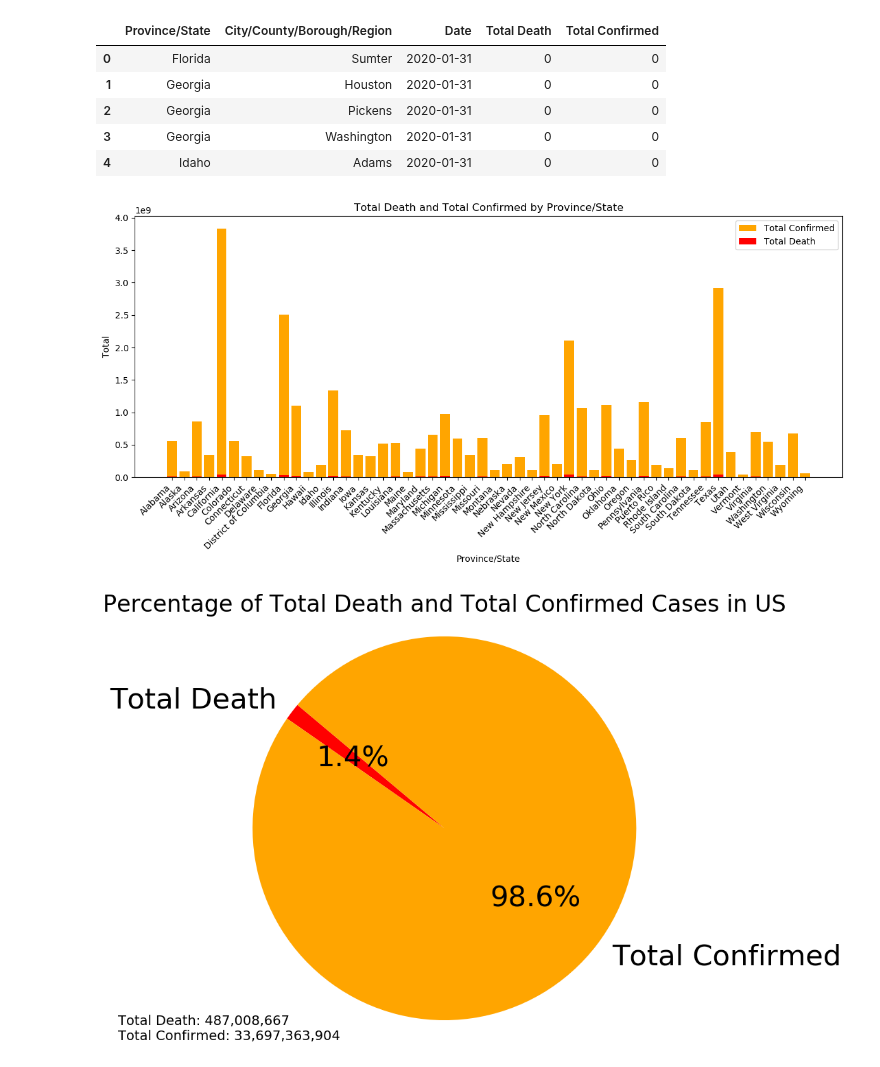
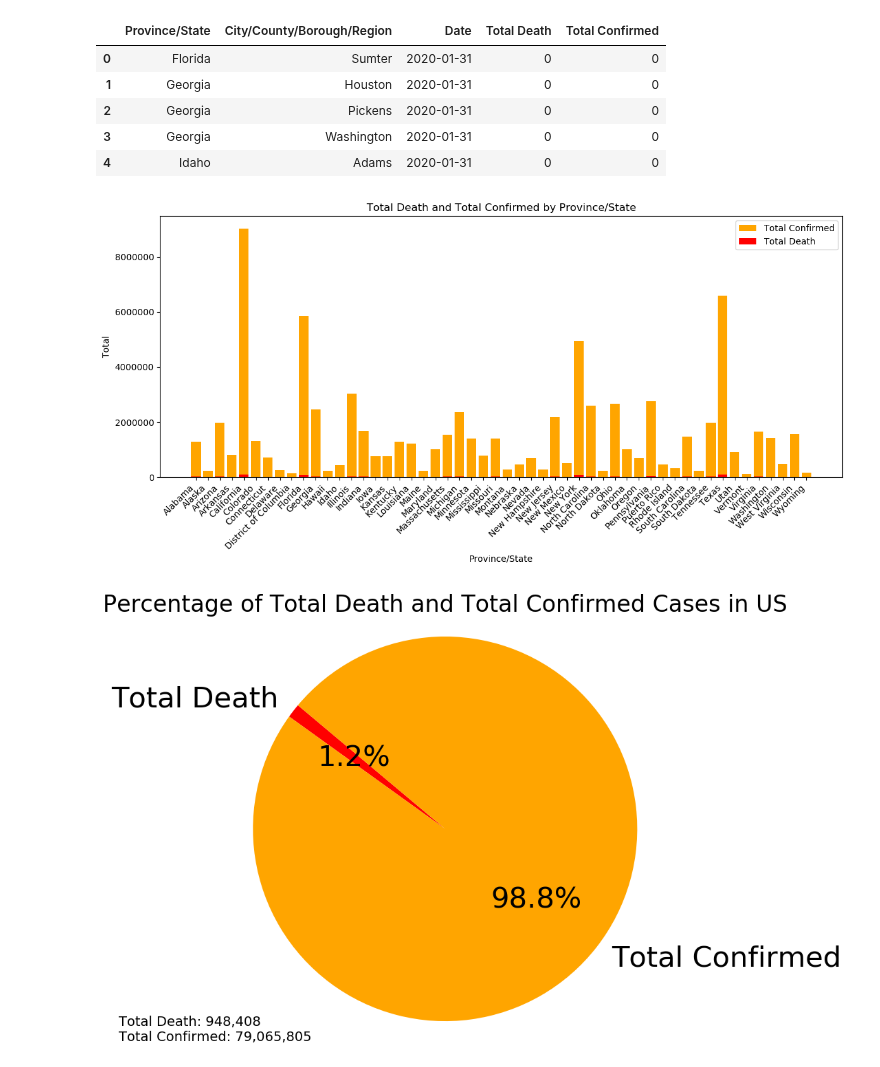
Before and after one commit to AppleBoiy/cs203-c19-analysis, a Jupyter notebook: code/Test.ipynb, the cells around one changed output. Saved outputs shown, nothing was run; the diff lists cells and outputs as text; code cells hidden in the pictures.

```diff
--- a/code/Test.ipynb
+++ b/code/Test.ipynb
@@ -11,29 +11,29 @@ df.head()
 | 2 | Georgia | Pickens | 2020-01-31 | 0 | 0 |
 | 3 | Georgia | Washington | 2020-01-31 | 0 | 0 |
 | 4 | Idaho | Adams | 2020-01-31 | 0 | 0 |
+# %%
+df_last_date = df[df['Date'] == '2022-03-10']
 # %%
-state_df = df.groupby('Province/State')[['Total Death', 'Total Confirmed']].sum().reset_index()
+state_df = df_last_date.groupby('Province/State')[['Total Death', 'Total Confirmed']].sum().reset_index()
 
 plt.figure(figsize=(12, 6))
 
 plt.bar(state_df['Province/State'], state_df['Total Confirmed'], color='orange', label='Total Confirmed')
 plt.bar(state_df['Province/State'], state_df['Total Death'], color='red', label='Total Death')
 
 plt.xlabel('Province/State')
 plt.ylabel('Total')
 plt.title('Total Death and Total Confirmed by Province/State')
 
 plt.xticks(rotation=45, ha="right")
 
 plt.legend()
 
 plt.tight_layout()
 plt.show()
 # %% [output]
-[figure, old version]
+[figure, new version]
 # %%
-state_df = df.groupby('Province/State')[['Total Death', 'Total Confirmed']].sum().reset_index()
-
 total_deaths = state_df['Total Death'].sum()
 total_confirmed = state_df['Total Confirmed'].sum()
 
@@ -56,4 +56,4 @@ plt.text(-1.7, -1.1, total_text, fontsize=14)
 plt.axis('equal')
 plt.show()
 # %% [output]
-[figure, old version]
+[figure, new version]
```
